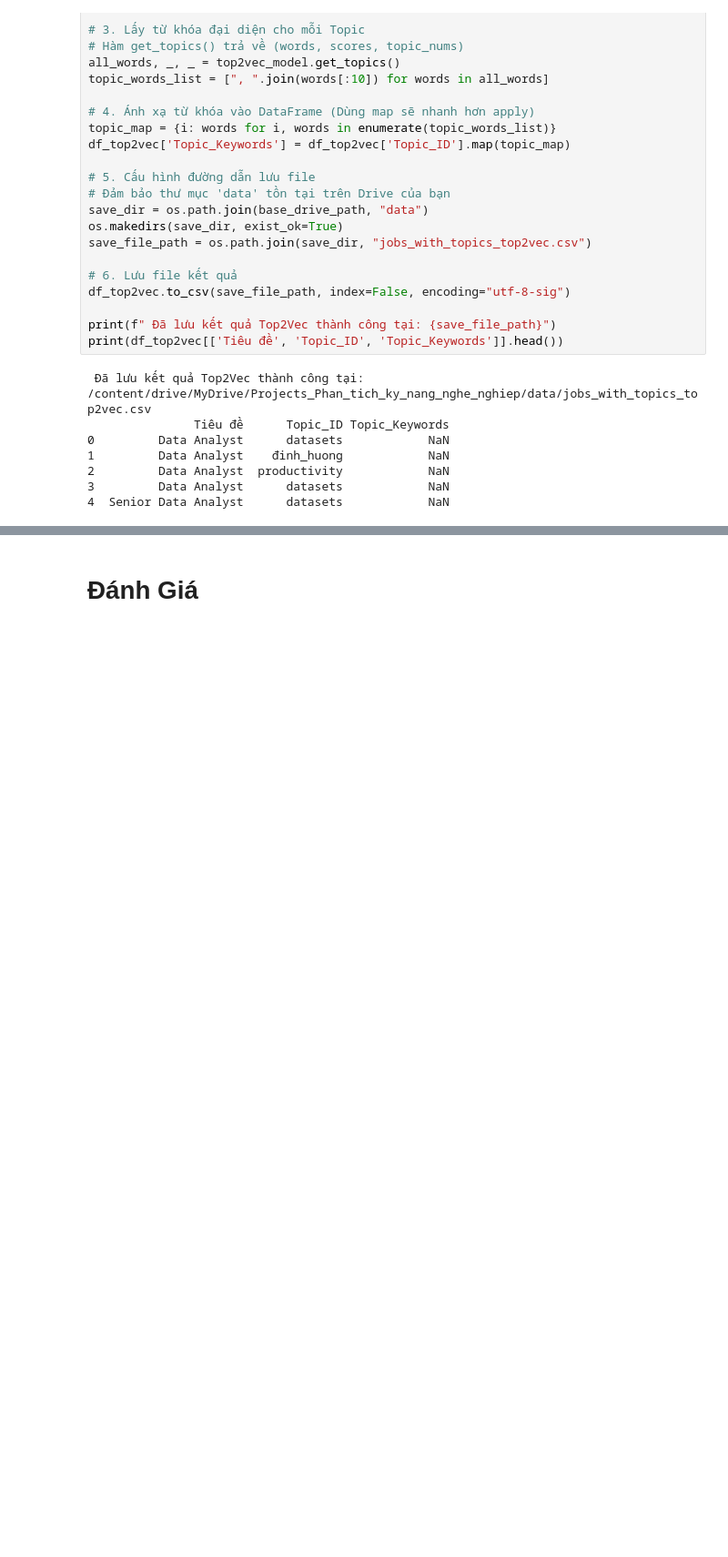
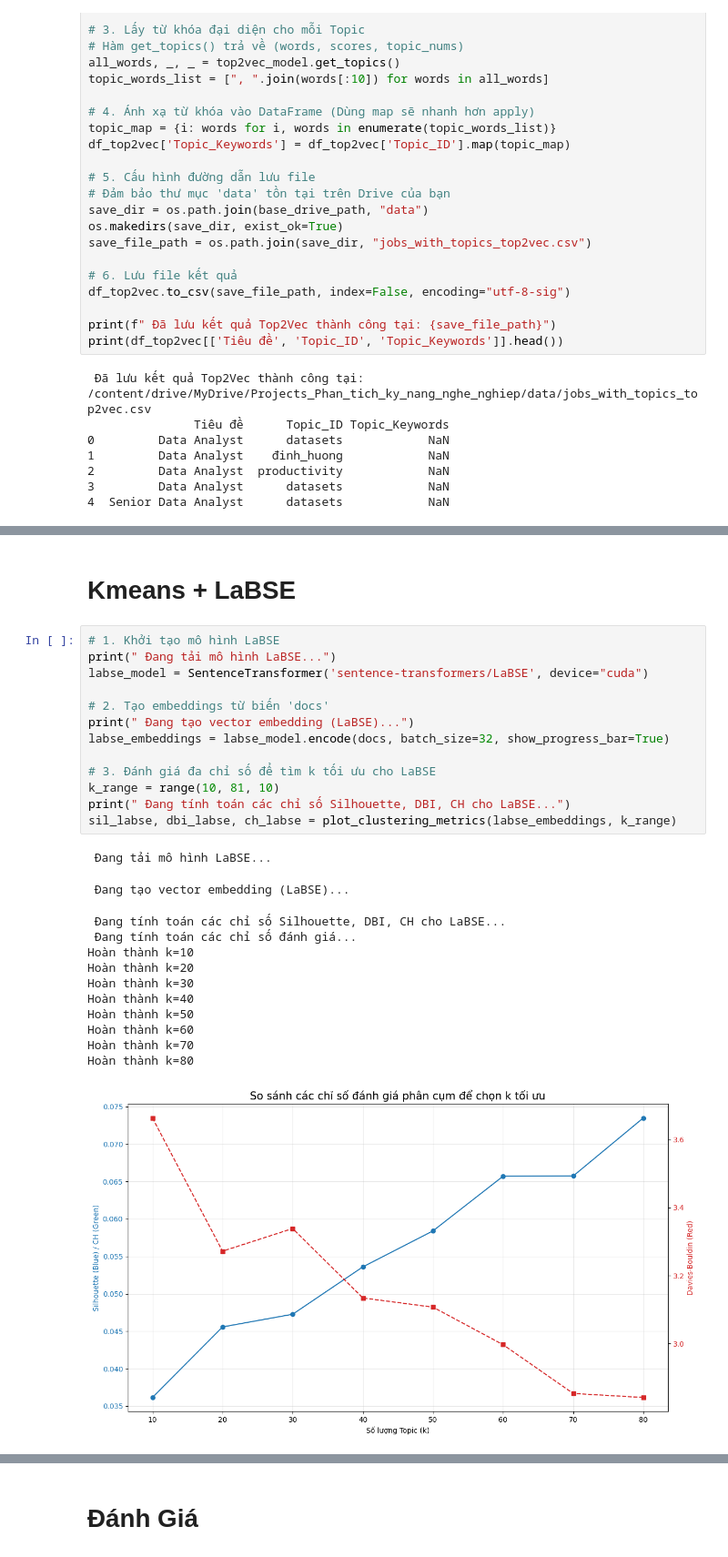
Before and after one commit to theanh-2k4/Project_Phan_Tich_Nghe_Nghiep, a Jupyter notebook: Code/Step2_TopicModeling.ipynb, the cells around one changed output, grey strips where cells are left out. Shown at 91% size. Cells and saved outputs as stored; diff of their text form; blank space fills up the shorter version.

```diff
--- a/Code/Step2_TopicModeling.ipynb
+++ b/Code/Step2_TopicModeling.ipynb
@@ -365,0 +618,29 @@ print(df_top2vec[['Tiêu đề', 'Topic_ID', 'Topic_Keywords']].head())
+# %% [markdown]
+# Kmeans + LaBSE
+# %%
+# 1. Khởi tạo mô hình LaBSE
+print(" Đang tải mô hình LaBSE...")
+labse_model = SentenceTransformer('sentence-transformers/LaBSE', device="cuda")
+
+# 2. Tạo embeddings từ biến 'docs'
+print(" Đang tạo vector embedding (LaBSE)...")
+labse_embeddings = labse_model.encode(docs, batch_size=32, show_progress_bar=True)
+
+# 3. Đánh giá đa chỉ số để tìm k tối ưu cho LaBSE
+k_range = range(10, 81, 10)
+print(" Đang tính toán các chỉ số Silhouette, DBI, CH cho LaBSE...")
+sil_labse, dbi_labse, ch_labse = plot_clustering_metrics(labse_embeddings, k_range)
+# %% [output]
+ Đang tải mô hình LaBSE...
+ Đang tạo vector embedding (LaBSE)...
+ Đang tính toán các chỉ số Silhouette, DBI, CH cho LaBSE...
+ Đang tính toán các chỉ số đánh giá...
+Hoàn thành k=10
+Hoàn thành k=20
+Hoàn thành k=30
+Hoàn thành k=40
+Hoàn thành k=50
+Hoàn thành k=60
+Hoàn thành k=70
+Hoàn thành k=80
+[figure, added]
```
Also changed, not shown: parts of 39 cells of this notebook, 16 other files.
